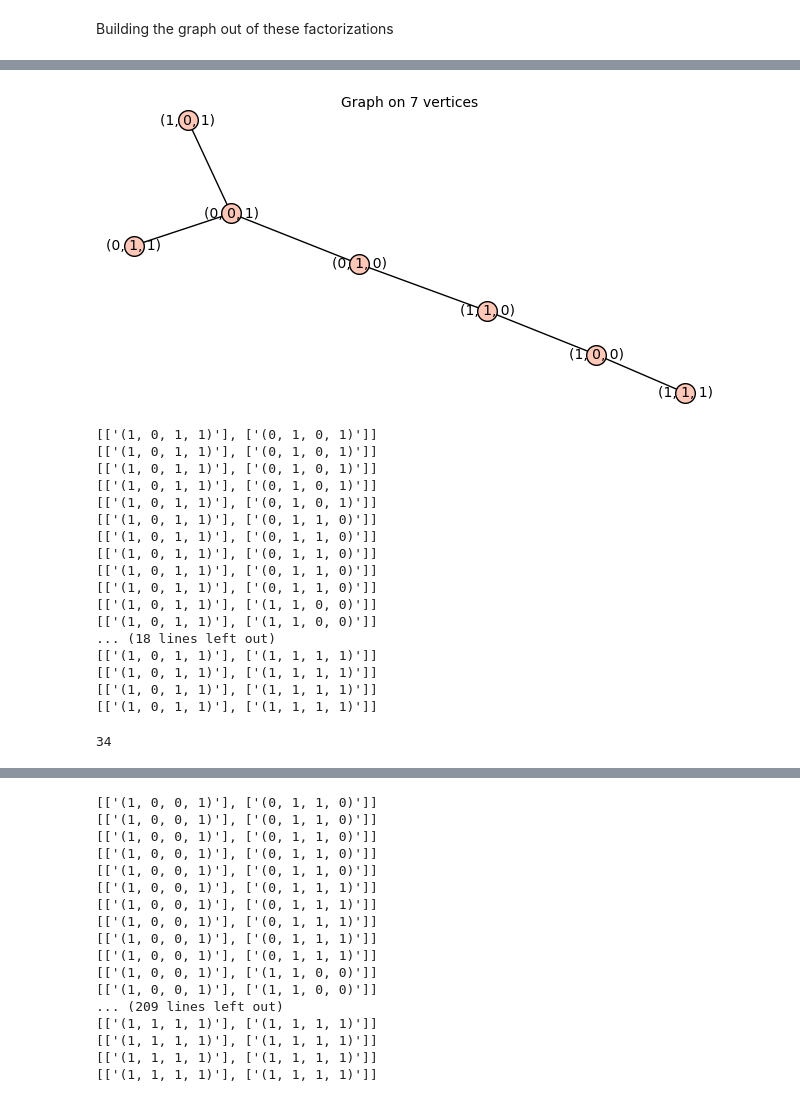
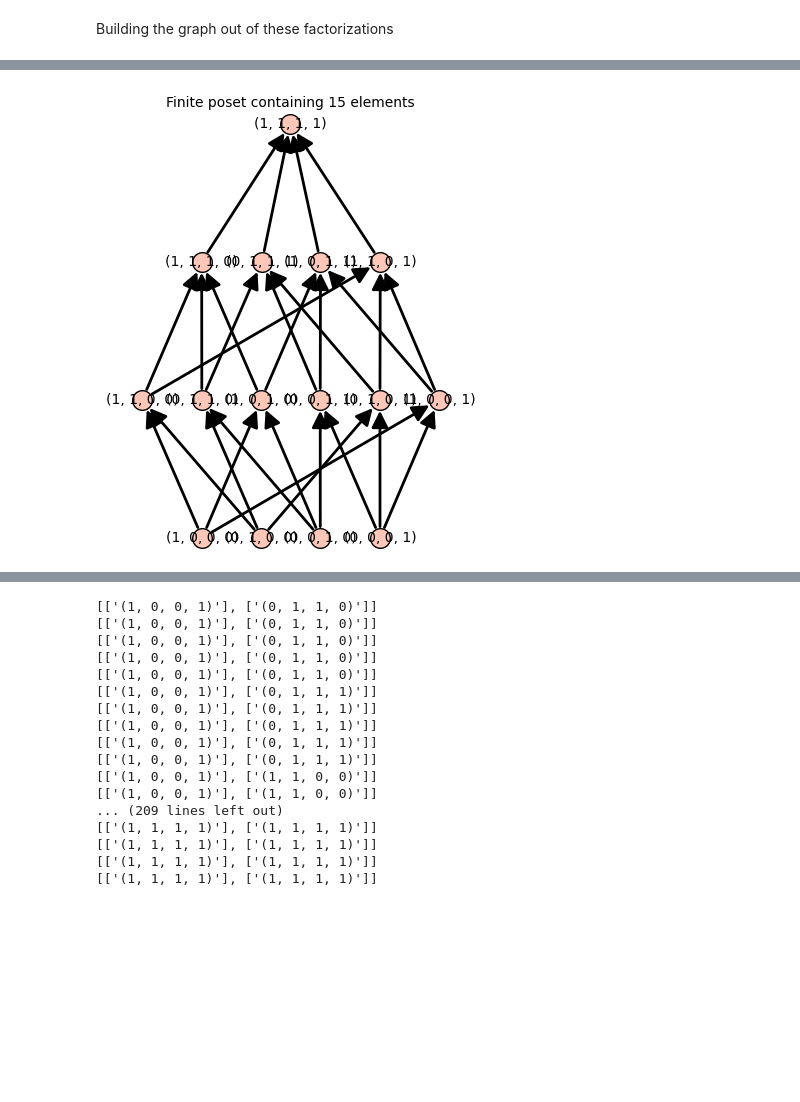
Before and after one commit to gyp2438/singer_trees, a Jupyter notebook: notebooks/Fact_Graph-2.ipynb, the cells around one changed output, grey strips where cells are left out. Drawn from its saved outputs; the diff is of its cells as text; code cells hidden in the pictures; blank space fills up the shorter version.

```diff
--- a/notebooks/Fact_Graph-2.ipynb
+++ b/notebooks/Fact_Graph-2.ipynb
@@ -454,30 +453,14 @@ grid.show(figsize=40)
-# %%
-for G
-# %% [output]
-[figure, removed]
-# %%
-i=0
-for neighbors in seed_neighbors:
-    if neighbors[0] == seed_neighbors[80][0]:
-        i = i+1
-        print(neighbors)
-i
-# %% [output]
-[['(1, 0, 1, 1)'], ['(0, 1, 0, 1)']]
-[['(1, 0, 1, 1)'], ['(0, 1, 0, 1)']]
-[['(1, 0, 1, 1)'], ['(0, 1, 0, 1)']]
-[['(1, 0, 1, 1)'], ['(0, 1, 0, 1)']]
-[['(1, 0, 1, 1)'], ['(0, 1, 0, 1)']]
-[['(1, 0, 1, 1)'], ['(0, 1, 1, 0)']]
-[['(1, 0, 1, 1)'], ['(0, 1, 1, 0)']]
-[['(1, 0, 1, 1)'], ['(0, 1, 1, 0)']]
-[['(1, 0, 1, 1)'], ['(0, 1, 1, 0)']]
-[['(1, 0, 1, 1)'], ['(0, 1, 1, 0)']]
-[['(1, 0, 1, 1)'], ['(1, 1, 0, 0)']]
-[['(1, 0, 1, 1)'], ['(1, 1, 0, 0)']]
-... (18 lines left out)
-[['(1, 0, 1, 1)'], ['(1, 1, 1, 1)']]
-[['(1, 0, 1, 1)'], ['(1, 1, 1, 1)']]
-[['(1, 0, 1, 1)'], ['(1, 1, 1, 1)']]
-[['(1, 0, 1, 1)'], ['(1, 1, 1, 1)']]
-34
+# %%
+elements = Gr.vertices()
+one_dim_subspaces = [((eval(vec))) for vec in Gr.vertices()]
+relations = []
+for vec1,vec2 in product(elements,elements):
+    if (np.array(matrix(eval(vec1))-matrix(eval(vec2))) >= 0).all():
+        relation = [vec2, vec1]
+        relations.append(relation)
+# %%
+VP = Poset((elements, relations))
+# %%
+VP
+# %% [output]
+[figure, added]
```
Also changed, not shown: parts of 16 cells of this notebook.
